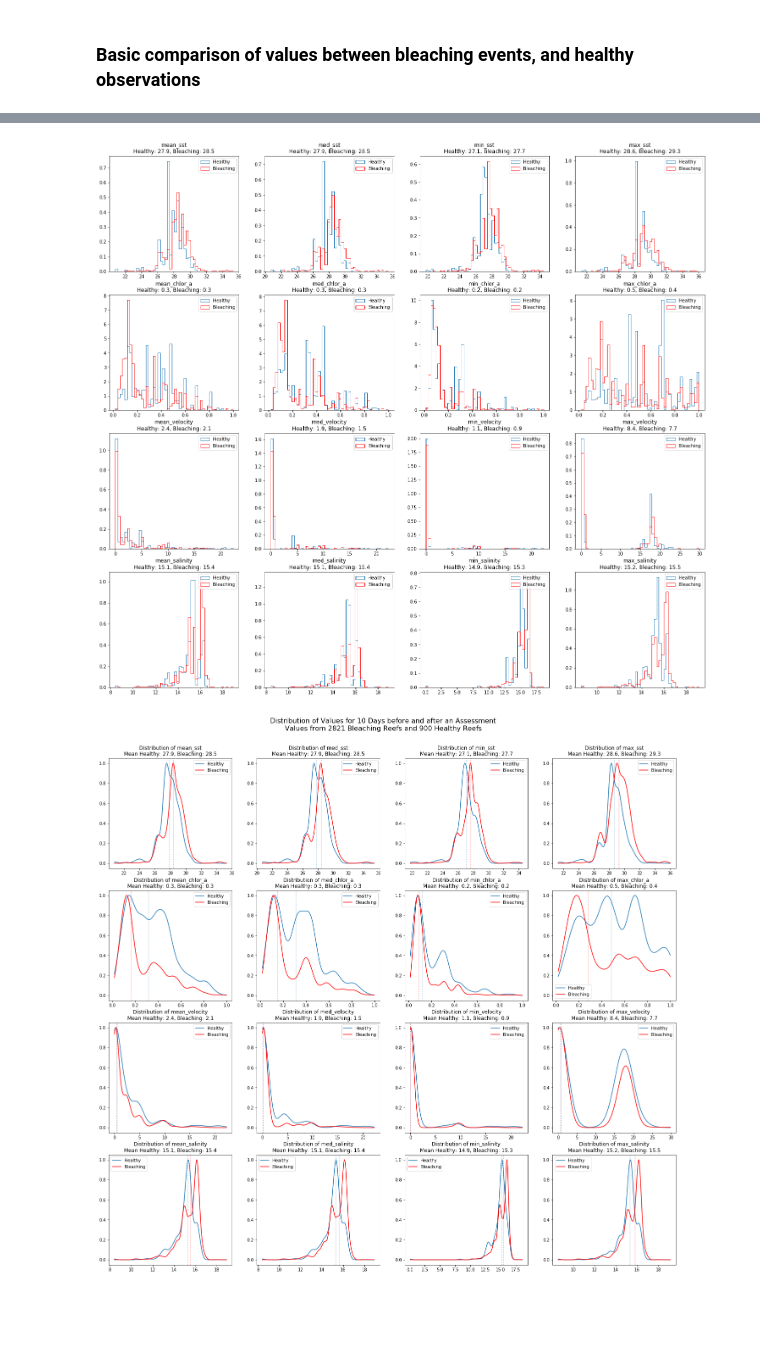
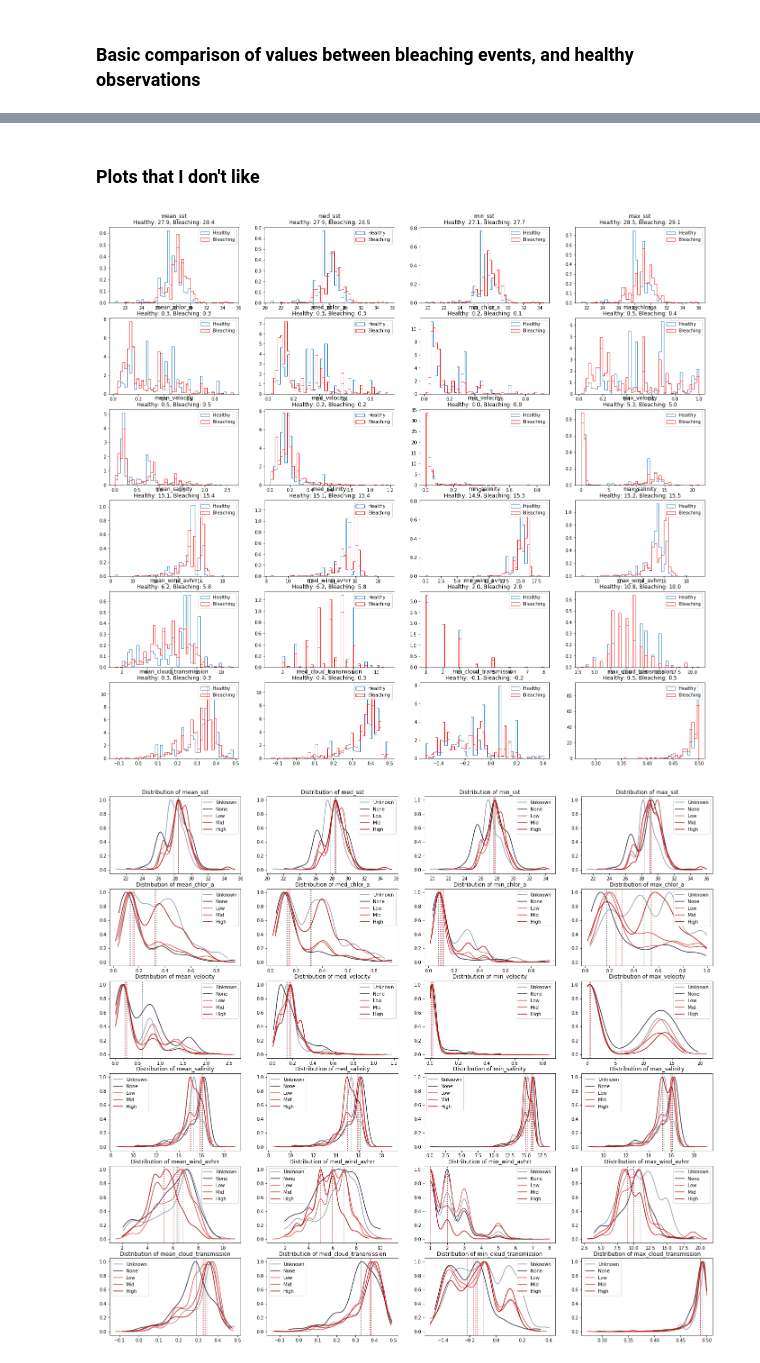
Before and after one commit to clkruse/coral-bleaching, a Jupyter notebook: bleaching_analysis.ipynb, the cells around one changed output, grey strips where cells are left out. Cells and saved outputs as stored; diff of their text form; code cells hidden in the pictures; blank space fills up the shorter version.

```diff
--- a/bleaching_analysis.ipynb
+++ b/bleaching_analysis.ipynb
@@ -7,6 +7,6 @@ from scipy.stats import gaussian_kde
 from sklearn.manifold import TSNE
 # %%
 # Read the raw database that was created in the bleaching_statistics.py script
-db = pd.read_json('raw_data_window_10.json')
+db = pd.read_json('raw_window_10_params_11.json')
 db.head()
 # %% [output]
@@ -131,0 +319,13 @@ plt.show()
+# %%
+counter = 0
+plt.figure(figsize=(12, 12))
+for severity in ordered_severity:
+    index = severities == severity
+    plt.scatter(x_tsne[index,0], x_tsne[index,1], s=1, color=colors[counter])
+    counter += 1
+plt.legend(ordered_severity)
+plt.xticks([])
+plt.yticks([])
+plt.title('2D tSNE Projection of 24d Vector of Mean Values for all Statistics and Parameters')
+#plt.savefig('figures/tSNE Mean, Min, Max, Var - Window 10 - Params 6 - No NaNs.png', dpi=300, bbox_inches='tight')
+plt.show()
@@ -132,3 +334,5 @@ plt.show()
+# %% [markdown]
+### Plots that I don't like
 # %%
 counter = 1
 plt.figure(figsize=(24, 22))
@@ -136,7 +340,7 @@ for variable in variables:
     for stat in stats:
         val_healthy = healthy[stat + variable].dropna()
         val_bleaching = bleaching[stat + variable].dropna()
-        plt.subplot(4,4,counter)
+        plt.subplot(len(variables), len(stats),counter)
         bins = np.histogram(np.hstack((val_healthy, val_bleaching)), bins=50)[1]
         plt.hist(val_healthy, bins, histtype='step', density=True)
         plt.hist(val_bleaching, bins, color='r', histtype='step', density=True)
@@ -147,36 +351,32 @@ for variable in variables:
 #plt.savefig('Distribution of Mean Values.png', dpi=600)
 plt.show()
 # %% [output]
-[figure, old version]
+[figure, new version]
 # %%
 counter = 1
 plt.figure(figsize=(24, 22))
 for variable in variables:
     for stat in stats:
-        val_healthy = healthy[stat + variable].dropna()
-        val_bleaching = bleaching[stat + variable].dropna()
-        min_val = np.min(pd.concat([val_bleaching, val_healthy]))
-        max_val = np.max(pd.concat([val_bleaching, val_healthy]))
-        xs = np.linspace(min_val, max_val, 200)
+        plt.subplot(len(variables), len(stats),counter)
+        for severity in ordered_severity:
+            values =  db[db['severity'] == severity]
+            val = values[stat + variable].dropna()
+            #print("Severity", severity, "Stat", stat + variable, len(val))
+            min_val = np.min(val)
+            max_val = np.max(val)
+            xs = np.linspace(min_val, max_val, 200)
 
-        density_healthy = gaussian_kde(val_healthy)
-        density_bleaching = gaussian_kde(val_bleaching)
+            density = gaussian_kde(val)
+            median = np.median(val)
 
-        median_healthy = np.median(val_healthy)
-        median_bleaching = np.median(val_bleaching)
-        plt.subplot(4,4,counter)
-        plt.plot(xs, density_healthy(xs)/np.max(density_healthy(xs)))
-        plt.vlines(median_healthy, -0.05, 1.05, color='C0', alpha = 0.5, linestyle=':')
-        plt.vlines(median_bleaching, -0.05, 1.05, color='r', alpha = 0.5, linestyle=':')
-        plt.plot(xs, density_bleaching(xs)/np.max(density_bleaching(xs)), color='red')
-
-        plt.ylim([-0.05,1.05])
-        plt.legend(['Healthy', 'Bleaching'])
-        title = str("Distribution of " + stat + variable + "\nMean Healthy: {0:.1f}, Bleaching: {1:.1f}").format(np.mean(val_healthy), np.mean(val_bleaching))
-        plt.title(title)
+            plt.plot(xs, density(xs)/np.max(density(xs)), color=colors[severity+1])
+            plt.vlines(median, -0.05, 1.05, linestyle=':', color=colors[severity+1])
+            plt.ylim([-0.05,1.05])
+            plt.legend(['Unknown', 'None', 'Low', 'Mid', 'High'])
+            title = str("Distribution of " + stat + variable)
+            plt.title(title)
         counter += 1
-plt.suptitle('Distribution of Values for 10 Days before and after an Assessment\nValues from 2821 Bleaching Reefs and 900 Healthy Reefs', size=16, y=0.94)
-#plt.savefig('Distributions of Values - Window 10.png', dpi=300)
+#plt.savefig('Mean Value Comparison.png', dpi=600)
 plt.show()
 # %% [output]
-[figure, old version]
+[figure, new version]
```
Also changed, not shown: parts of 30 cells of this notebook, 12 other files.
